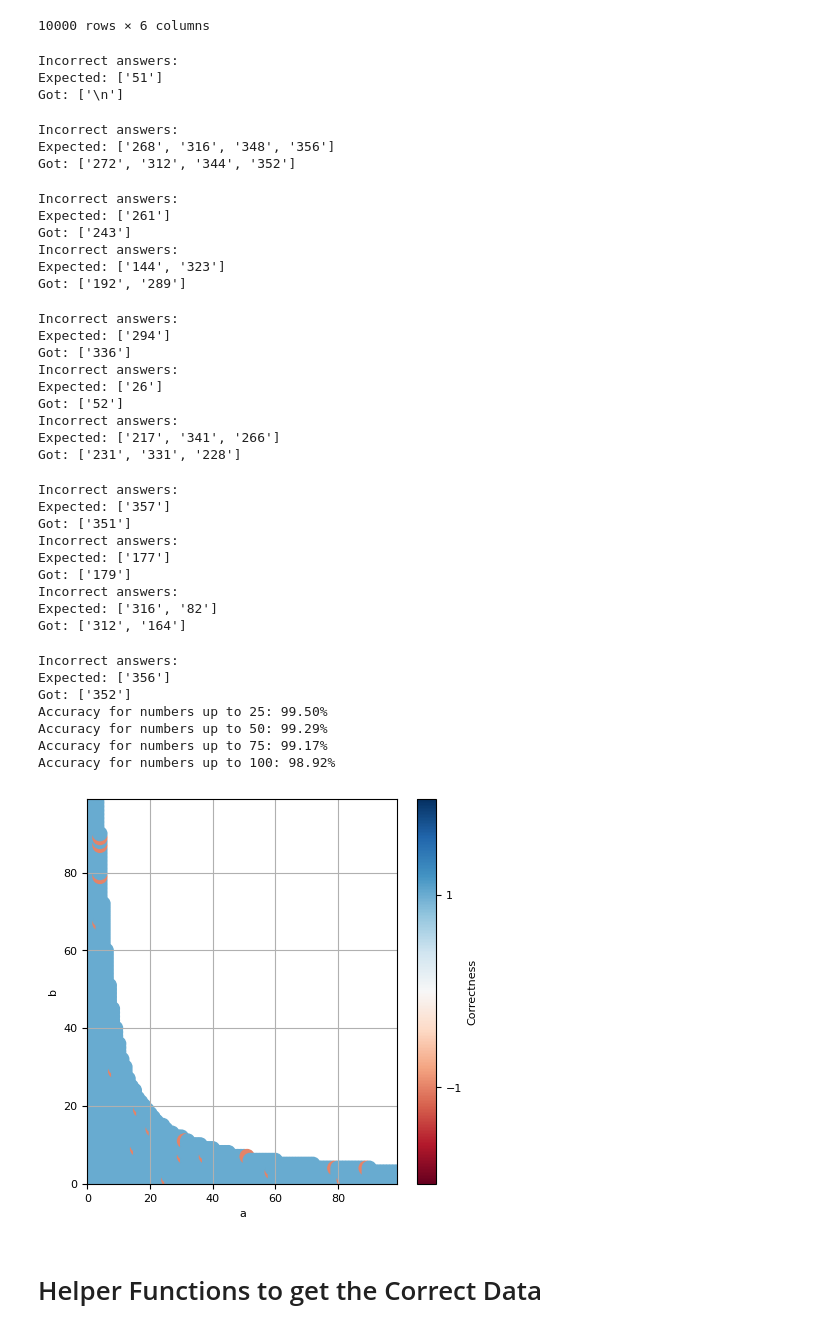
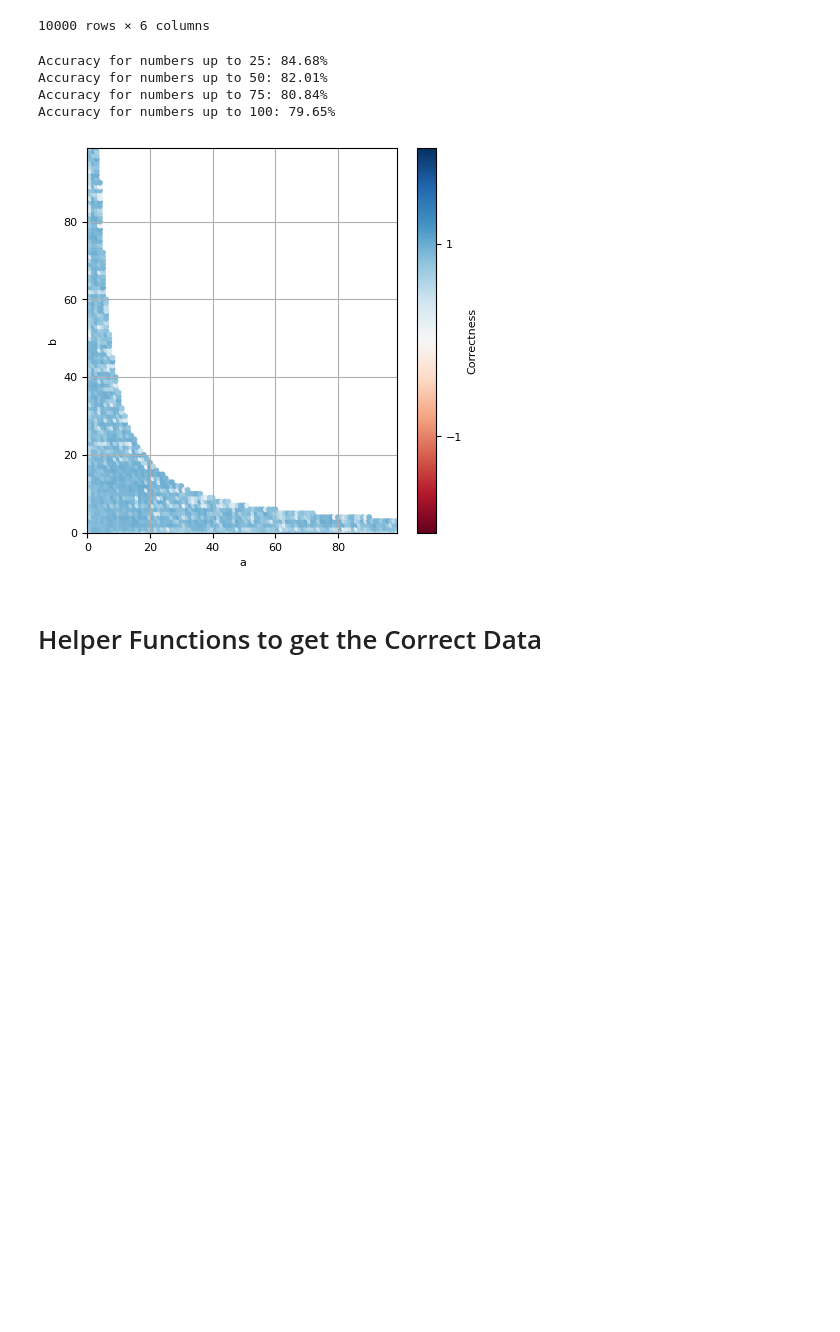
Before and after one commit to BorisTheBrave/llm-addition-takehome, a Jupyter notebook: llm-addition/experimentation/helix_fitting.ipynb, the cells around one changed output. Saved outputs shown, nothing was run; the diff lists cells and outputs as text; code cells hidden in the pictures; blank space fills up the shorter version.

Commit message:
Support plotting probability of multiplicaiton correctness

```diff
--- a/llm-addition/experimentation/helix_fitting.ipynb
+++ b/llm-addition/experimentation/helix_fitting.ipynb
@@ -121,7 +121,12 @@ def evaluate_math(mina = 0, maxa = 99, verbose = False, batch_size = 100):
             logits = output.logits[:,-1].cpu()
             #print(model.tokenizer.batch_decode(output.logits[0].argmax(dim=-1)))
             model_answers = logits.argmax(dim=-1)
+            probs = torch.softmax(logits, -1)
+
             correct = (model_answers == answer_toks).float()
+            correct2 = torch.gather(probs, -1, answer_toks[:,None])[:, 0]
+            correct = correct2
+            #correct = probs[:, answer_toks]
             incorrect_mask = correct == 0
             if incorrect_mask.any() and verbose:
                 print("Incorrect answers:")
@@ -132,73 +137,40 @@ def evaluate_math(mina = 0, maxa = 99, verbose = False, batch_size = 100):
 
     df['correct'] = corrects
     df.to_pickle(f'data/gen_math/data_{OPERATION}_correct_{mina}_{maxa}_{MODEL_NAME}.pkl')
     return np.mean(corrects)
 
 def plot_math_results(mina = 0, maxa = 99):
     model_name = MODEL_NAME
     df = pd.read_pickle(f'data/gen_math/data_{OPERATION}_correct_{mina}_{maxa}_{MODEL_NAME}.pkl')
 
     # Print accuracies for different ranges
     for max_val in [25, 50, 75, 100]:
         filtered_df = df[(df['a'] <= max_val) & (df['b'] <= max_val)]
         acc = 100 * np.mean(filtered_df['correct'])
         print(f"Accuracy for numbers up to {max_val}: {acc:.2f}%")
 
     plt.figure(figsize=(5, 5))
     # Create a scatter plot
-    scatter = plt.scatter(df['a'], df['b'], c=df['correct'].replace({1: 1, 0: -1}), cmap='RdBu', s=100, vmin = -2, vmax = 2)
+    scatter = plt.scatter(df['a'], df['b'], c=df['correct'].replace({1: 1, 0: -1}), cmap='RdBu', s=10, vmin = -2, vmax = 2)
     # Add colorbar
     plt.colorbar(scatter, ticks=[-1, 1], label='Correctness')
     # plt.title(f'{model_name} Results on a+b= (Blue if correct)\n{100*np.mean(df['correct']):.2f}% Correct')
     plt.xlabel('a')
     plt.ylabel('b')
     plt.xlim(mina, maxa)
     plt.ylim(mina, maxa)
     plt.grid(True)
     plt.show()
 
 
-evaluate_math(mina = 0, maxa = 99, verbose = True)
+evaluate_math(mina = 0, maxa = 99, verbose = False)
 plot_math_results()
 # %% [output]
-Incorrect answers:
-Expected: ['51']
-Got: ['\n']
+Accuracy for numbers up to 25: 84.68%
+Accuracy for numbers up to 50: 82.01%
+Accuracy for numbers up to 75: 80.84%
+Accuracy for numbers up to 100: 79.65%
-Incorrect answers:
-Expected: ['268', '316', '348', '356']
-Got: ['272', '312', '344', '352']
-Incorrect answers:
-Expected: ['261']
-Got: ['243']
-Incorrect answers:
-Expected: ['144', '323']
-Got: ['192', '289']
-Incorrect answers:
-Expected: ['294']
-Got: ['336']
-Incorrect answers:
-Expected: ['26']
-Got: ['52']
-Incorrect answers:
-Expected: ['217', '341', '266']
-Got: ['231', '331', '228']
-Incorrect answers:
-Expected: ['357']
-Got: ['351']
-Incorrect answers:
-Expected: ['177']
-Got: ['179']
-Incorrect answers:
-Expected: ['316', '82']
-Got: ['312', '164']
-Incorrect answers:
-Expected: ['356']
-Got: ['352']
-Accuracy for numbers up to 25: 99.50%
-Accuracy for numbers up to 50: 99.29%
-Accuracy for numbers up to 75: 99.17%
-Accuracy for numbers up to 100: 98.92%
-[figure, old version]
+[figure, new version]
 # %% [markdown]
 # Helper Functions to get the Correct Data
 # %%
```
